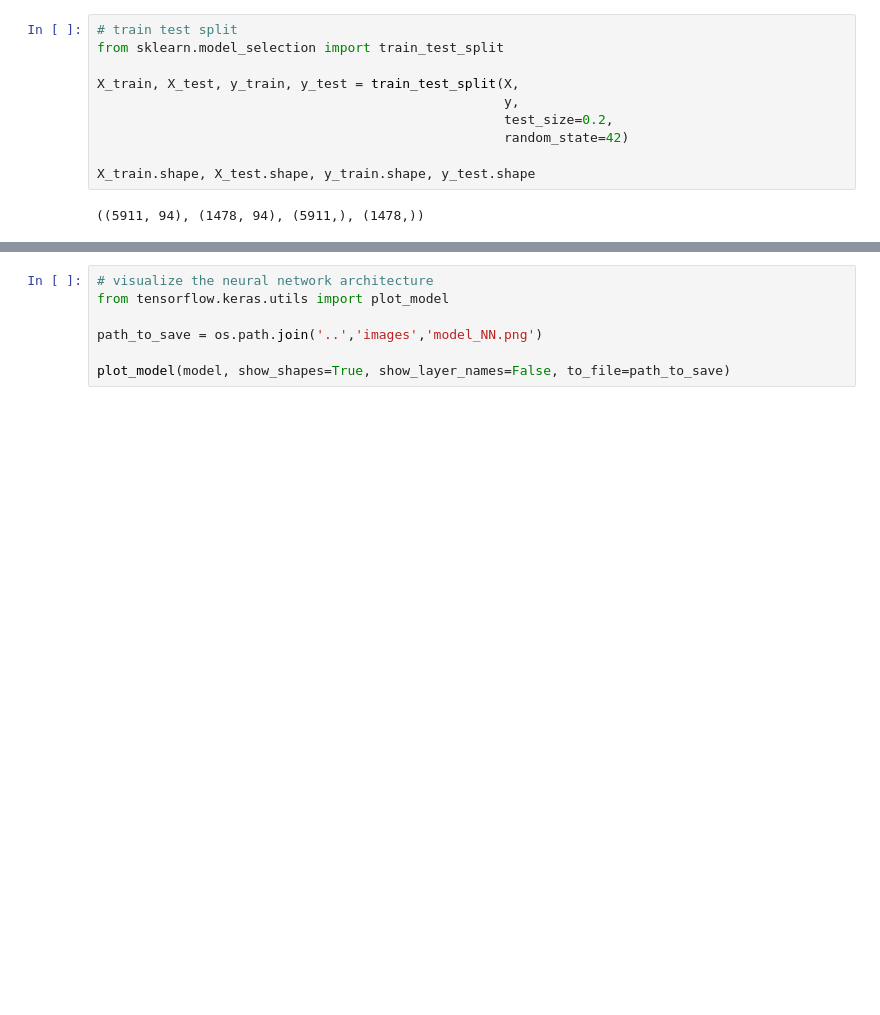
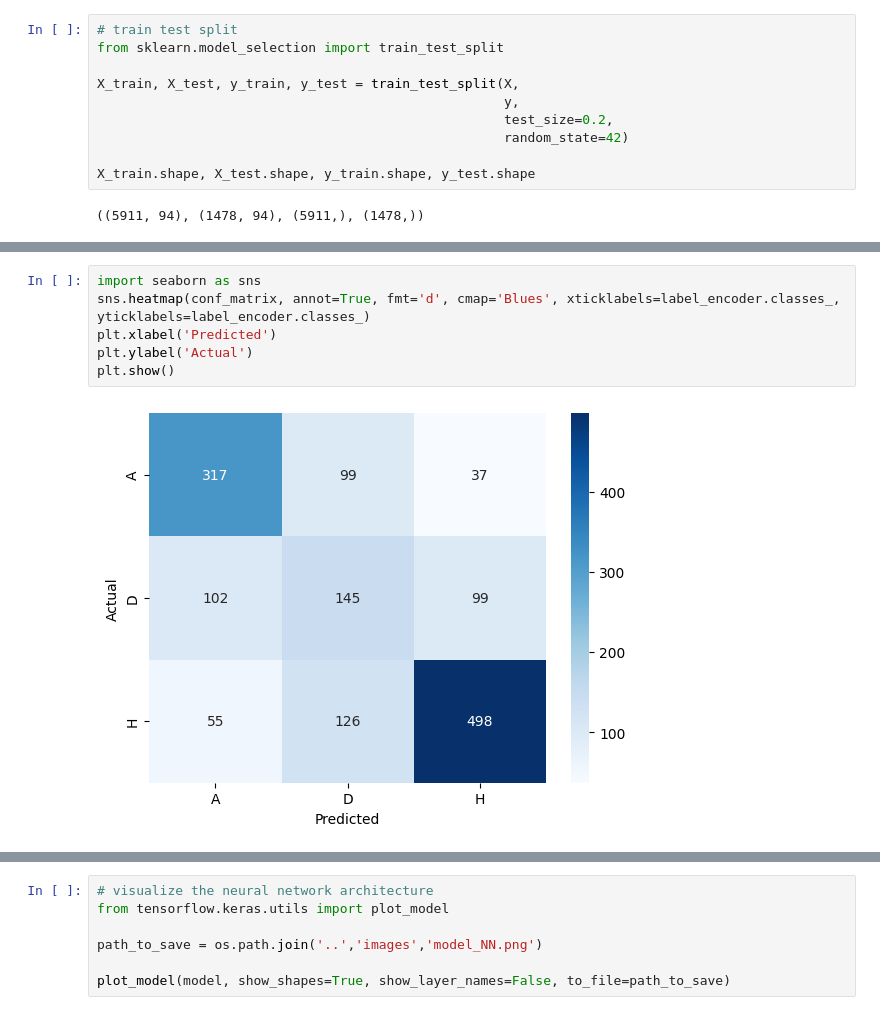
Before and after one commit to RuiFSP/mlzoomcamp2024-final-project, a Jupyter notebook: notebooks/04_train_model.ipynb, the cells around one changed output, grey strips where cells are left out. Saved outputs shown, nothing was run; the diff lists cells and outputs as text; blank space fills up the shorter version.

```diff
--- a/notebooks/04_train_model.ipynb
+++ b/notebooks/04_train_model.ipynb
@@ -195,6 +192,14 @@ Model: "sequential"
  Trainable params: 31,619 (123.51 KB)
  Non-trainable params: 0 (0.00 B)
  Optimizer params: 63,240 (247.04 KB)
+# %%
+import seaborn as sns
+sns.heatmap(conf_matrix, annot=True, fmt='d', cmap='Blues', xticklabels=label_encoder.classes_, yticklabels=label_encoder.classes_)
+plt.xlabel('Predicted')
+plt.ylabel('Actual')
+plt.show()
+# %% [output]
+[figure, added]
 # %%
 # plot the learning curves for loss and accuracy
 plt.figure(figsize=(12, 4))
```
Also changed, not shown: parts of 6 cells of this notebook, 3 other files.
